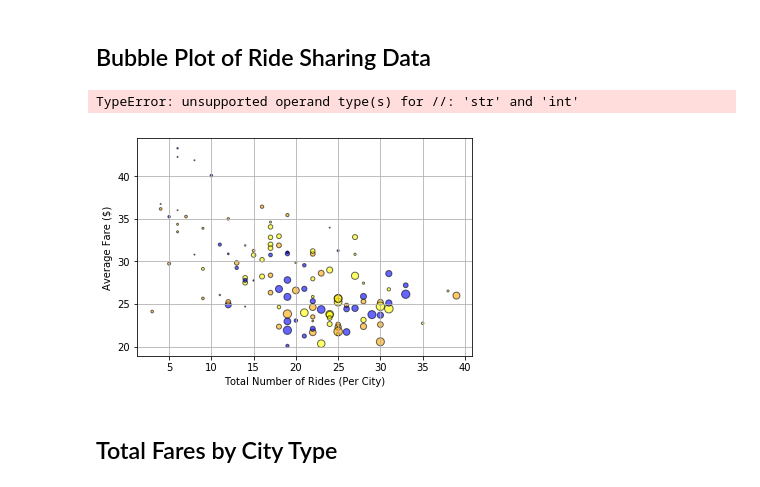
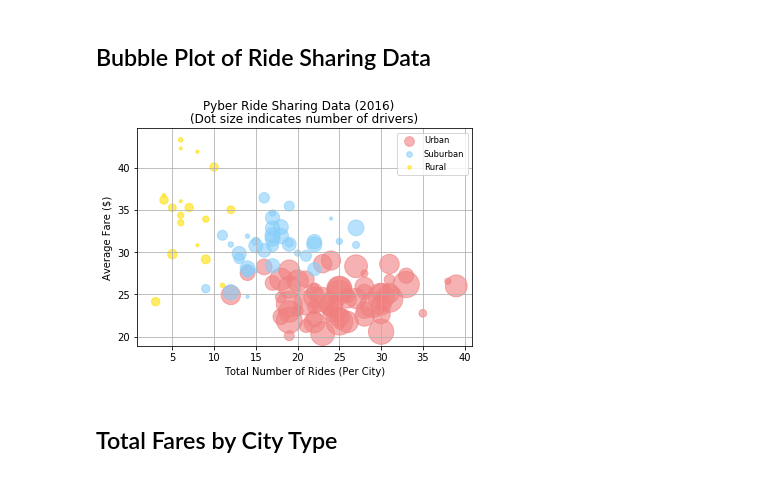
Before and after one commit to brownal05/Pyber, a Jupyter notebook: pyber_starter.ipynb, the cells around one changed output. Saved outputs shown, nothing was run; the diff lists cells and outputs as text; code cells hidden in the pictures.

Commit message:
scatter done

```diff
--- a/pyber_starter.ipynb
+++ b/pyber_starter.ipynb
@@ -31,29 +31,60 @@ merged_data.head()
 | 4 | Lake Jonathanshire | 2018-01-02 14:14:50 | 13.89 | 424254840012 | 5 | Urban |
 # %% [markdown]
 ## Bubble Plot of Ride Sharing Data
-# %%
-# Obtain the x and y coordinates for each of the three city types
-city = merged_df.groupby("city")
-avg_fare = city.mean()["fare"]
-ride_count = city.count()["ride_id"]
-driver_count = city.mean()["driver_count"]
-#print(driver_count)
-# Build the scatter plots for each city types
-plt.scatter(ride_count, avg_fare,  color= ["yellow", "blue", "orange"], edgecolors="black",
-            s=driver_count, alpha=0.6)
-plt.grid()
-plt.xlabel("Total Number of Rides (Per City)")
-plt.ylabel("Average Fare ($)")
-plt.legend(loc = "best", scatterpoints ="int")
-# Incorporate the other graph properties
-
-# Create a legend
-
-# Incorporate a text label regarding circle size
-
-# Save Figure
-# %% [output]
-TypeError: unsupported operand type(s) for //: 'str' and 'int'
-[figure, removed]
+# %%
+# Obtain the x and y coordinates for each of the three city types
+#The ride sharing bonanza continues! Seeing the success of notable players like Uber and Lyft, you've decided to join a fledgling ride sharing company of your own.
+#In your latest capacity, you'll be acting as Chief Data Strategist for the company. In this role, you'll be expected to offer data-backed guidance on new opportunities for market differentiation.
+
+#You've since been given access to the company's complete recordset of rides. This contains information about every active driver and historic ride, including details like city, driver count, individual fares, and city type.
+
+#Your objective is to build a [Bubble Plot](https://en.wikipedia.org/wiki/Bubble_chart) that showcases the relationship between four key variables:
+
+#* Average Fare ($) Per City
+#* Total Number of Rides Per City
+#* Total Number of Drivers Per City
+#* City Type (Urban, Suburban, Rural)
+
+city = merged_df.groupby("city")
+avg_fare = city.mean()["fare"]
+ride_count = city.count()["ride_id"]
+driver_count = city.mean()["driver_count"]
+city_type = city_df.set_index("city")["type"]
+
+cities = pd.DataFrame({"Average Fare": avg_fare,
+                       "Number of Rides": ride_count,
+                       "Number of Drivers": driver_count,
+                       "City Type": city_type})
+#print(city_type)
+urban = cities[cities['City Type'] == 'Urban']
+suburban = cities[cities['City Type'] == 'Suburban']
+rural = cities[cities['City Type'] == 'Rural']
+# Build the scatter plots for each city types
+
+color_scheme = {"Gold": "#FFDF00", "Light Sky Blue": "#87CEFA", "Light Coral": "#F08080"}
+city_color = {"Rural" : color_scheme["Gold"], "Suburban": color_scheme["Light Sky Blue"], "Urban": color_scheme["Light Coral"]}
+plt.scatter(urban["Number of Rides"], urban["Average Fare"],  color = city_color["Urban"], s = urban["Number of Drivers"]*10, alpha=0.6, label = "Urban")
+plt.scatter(suburban["Number of Rides"], suburban["Average Fare"],  color = city_color["Suburban"], s = suburban["Number of Drivers"]*10, alpha=0.6, label = "Suburban")
+plt.scatter(rural["Number of Rides"], rural["Average Fare"],  color = city_color["Rural"], s = rural["Number of Drivers"]*10, alpha=0.6, label = "Rural")
+plt.suptitle('Pyber Ride Data')
+
+plt.grid()
+plt.xlabel("Total Number of Rides (Per City)")
+plt.ylabel("Average Fare ($)")
+plt.legend(loc = "best", fontsize = "small", scatterpoints = 1,  markerscale= .5)
+plt.suptitle("Pyber Ride Sharing Data (2016)")
+plt.title("(Dot size indicates number of drivers)")
+plt.show()
+
+
+# Incorporate the other graph properties
+
+# Create a legend
+
+# Incorporate a text label regarding circle size
+
+# Save Figure
+# %% [output]
+[figure, added]
 # %%
 # Show plot
```
Also changed, not shown: parts of 2 cells of this notebook.
